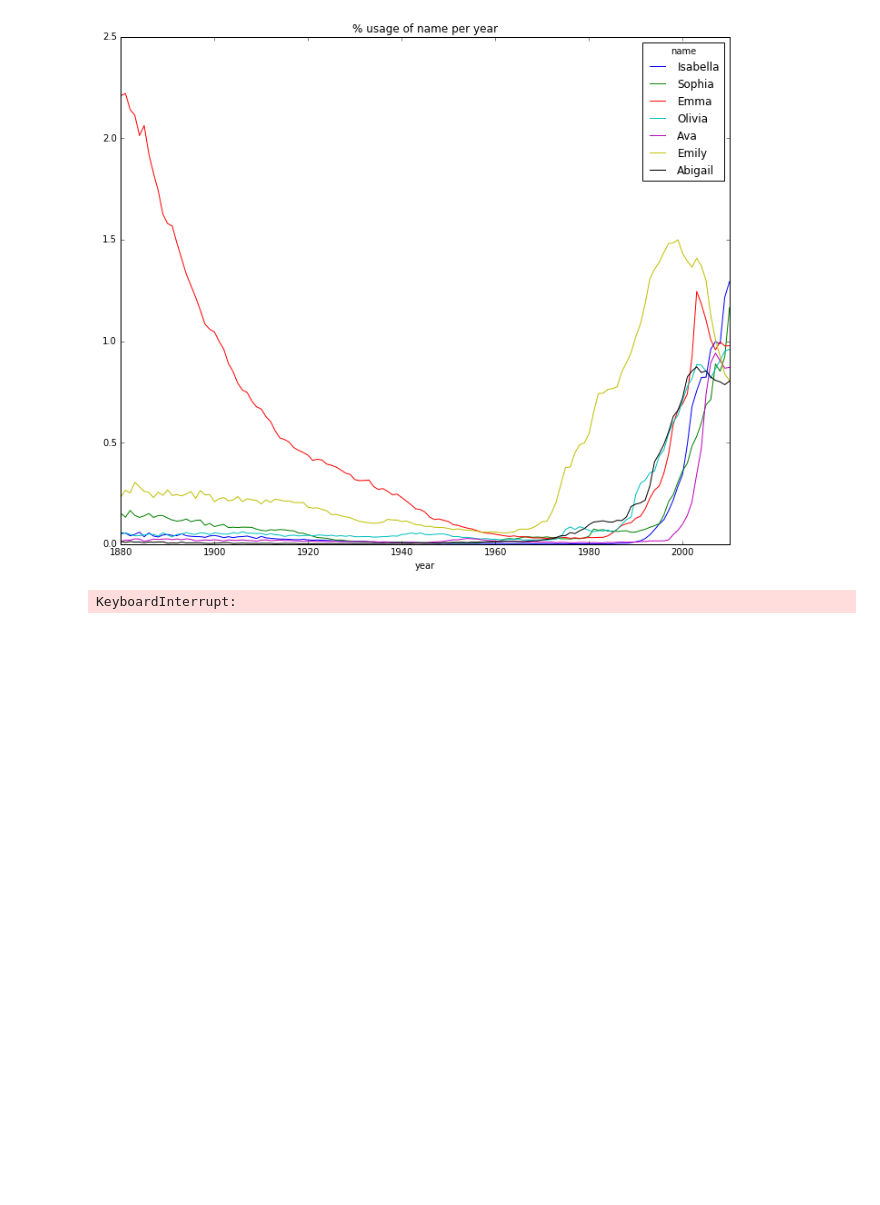
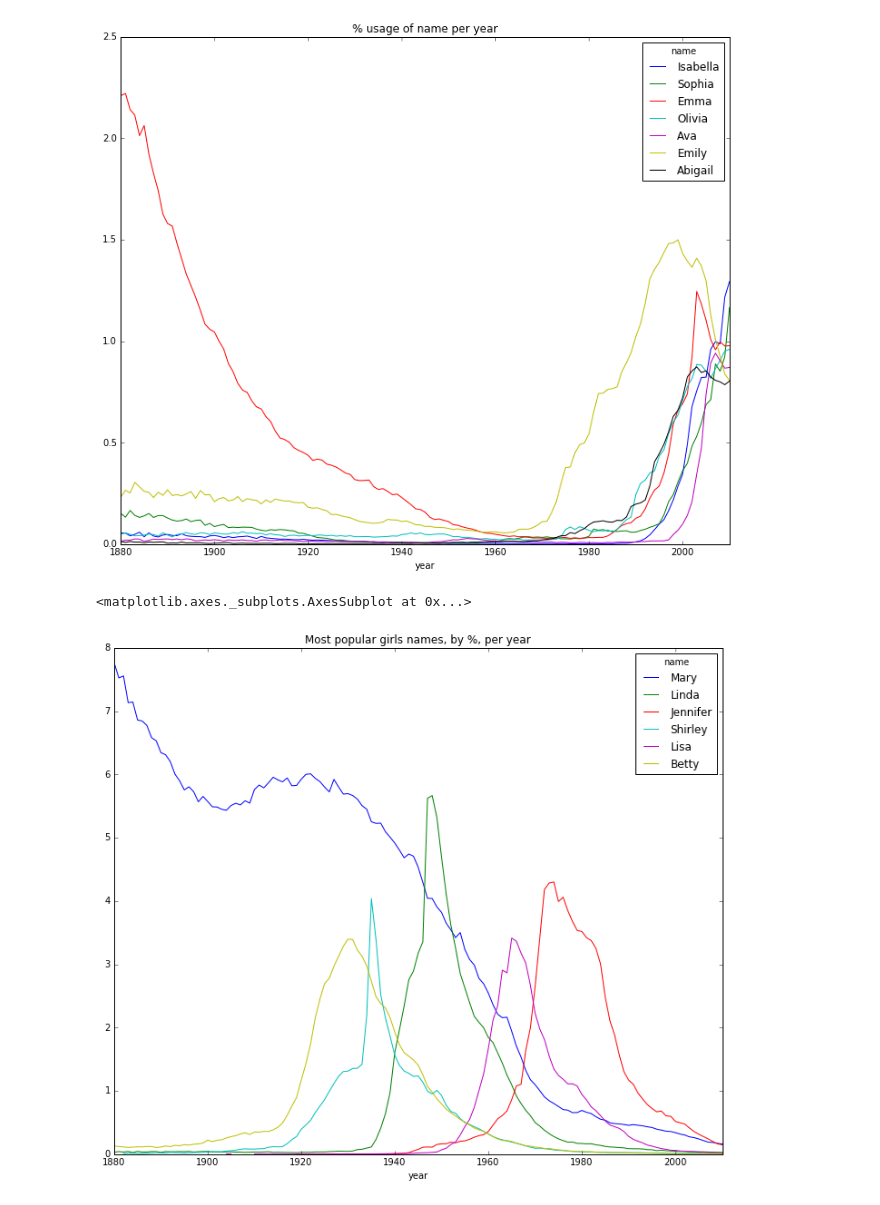
Before and after one commit to GloriaAnholt/pydata-book, a Jupyter notebook: popular_names.ipynb, the cells around one changed output. Drawn from its saved outputs; the diff is of its cells as text; code cells hidden in the pictures; blank space fills up the shorter version.

```diff
--- a/popular_names.ipynb
+++ b/popular_names.ipynb
@@ -82,12 +93,15 @@ subset2010.plot(subplots=False, figsize=(12,10), grid=False, title="% usage of n
 <matplotlib.axes._subplots.AxesSubplot at 0x...>
 [figure]
 [figure]
-# %%
-# I want to find what were the most popular names, ever. Mary is clearly dominating here...
-
-grouped = names.groupby(['year', 'sex', 'name'])
-top_100 = grouped.apply(get_top_100)
-
-top_100[:10]
-# %% [output]
-KeyboardInterrupt:
+# %%
+# Let's graph the most popular girls names, period.
+
+popular_girls = girls.sort_values(by='prop', ascending=False)
+
+total_girls = girls.pivot_table('prop', index='year', columns='name', aggfunc=sum)
+
+most_pop_girls = total_girls[['Mary','Linda','Jennifer','Shirley','Lisa','Betty']]
+most_pop_girls.plot(subplots=False, figsize=(12,10), grid=False, title="Most popular girls names, by %, per year")
+# %% [output]
+<matplotlib.axes._subplots.AxesSubplot at 0x...>
+[figure, added]
```
Also changed, not shown: parts of 4 cells of this notebook.
